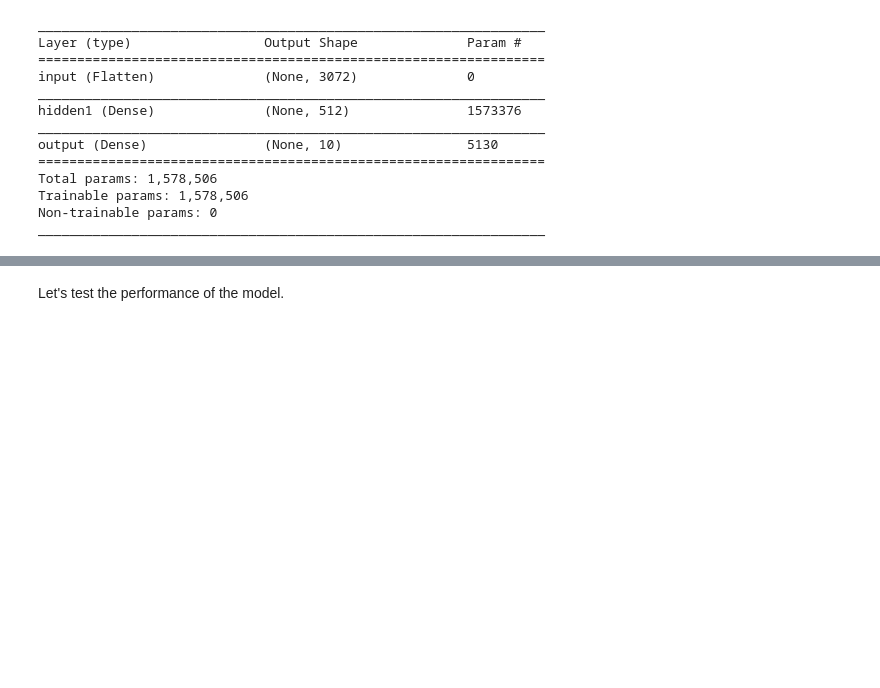
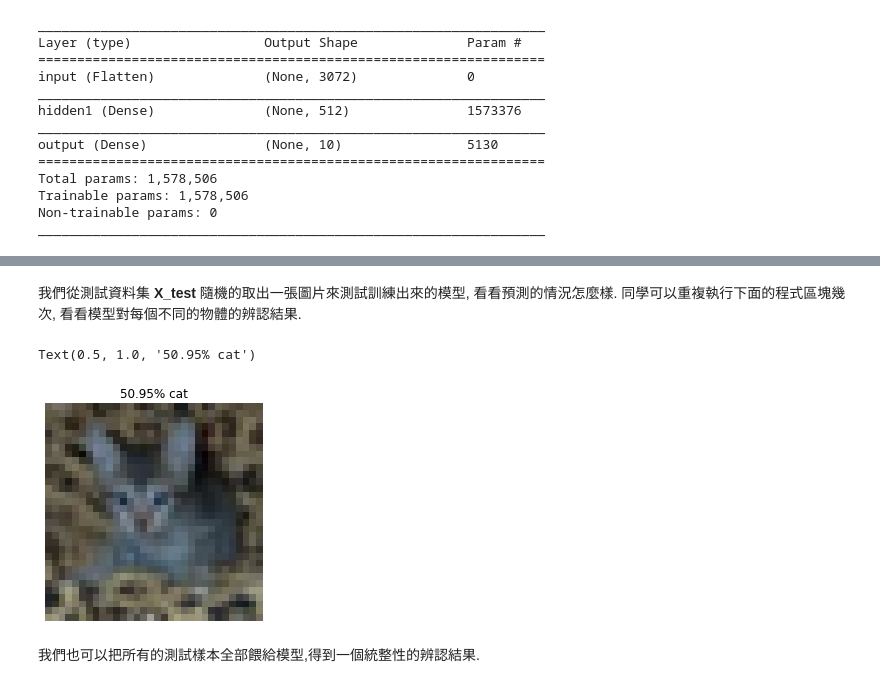
Before and after one commit to chihchang/cycu-ai-tutorial, a Jupyter notebook: train.ipynb, the cells around one changed output, grey strips where cells are left out. Cells and saved outputs as stored; diff of their text form; code cells hidden in the pictures; blank space fills up the shorter version.

```diff
--- a/train.ipynb
+++ b/train.ipynb
@@ -225,3 +293,17 @@ plt.show()
-# %% [markdown]
-Let's test the performance of the model.
+# %% [markdown]
+我們從測試資料集 **X_test** 隨機的取出一張圖片來測試訓練出來的模型, 看看預測的情況怎麼樣. 同學可以重複執行下面的程式區塊幾次, 看看模型對每個不同的物體的辨認結果.
+# %%
+idx = random.randint(0,9999)
+im = X_test[idx]
+prediction = cnn_model.predict(im.reshape(1,32,32,3))
+predicted_label = np.argmax(prediction)
+plt.imshow(im)
+plt.axis('off')
+text = '{:.2f}% {}'.format(prediction[0][predicted_label]*100, label_name[predicted_label])
+plt.title(text)
+# %% [output]
+Text(0.5, 1.0, '50.95% cat')
+[figure, added]
+# %% [markdown]
+我們也可以把所有的測試樣本全部餵給模型,得到一個統整性的辨認結果.
 # %%
```
Also changed, not shown: parts of 54 cells of this notebook, 1 other file.
